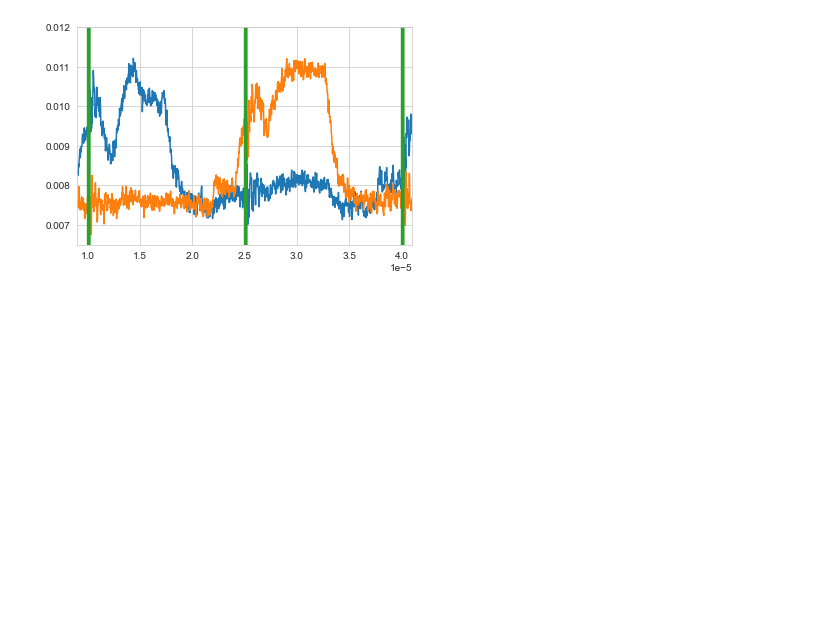
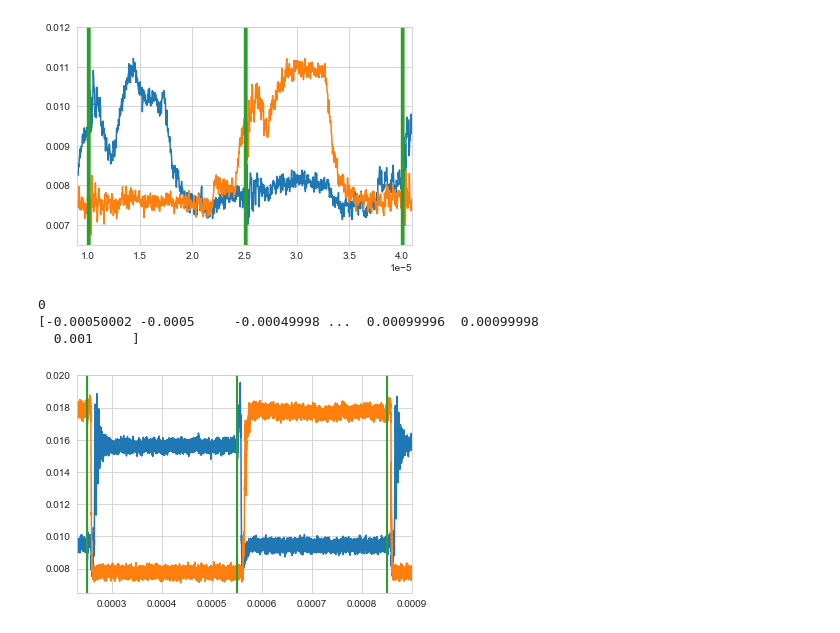
Before and after one commit to melmatt7/dmd_control, a Jupyter notebook: DMDController/PythonUtilities/plotting_freq.ipynb, the cells around one changed output. Cells and saved outputs as stored; diff of their text form; code cells hidden in the pictures; blank space fills up the shorter version.

Commit message:
final data

```diff
--- a/DMDController/PythonUtilities/plotting_freq.ipynb
+++ b/DMDController/PythonUtilities/plotting_freq.ipynb
@@ -119,3 +119,39 @@ plt.show()
 [-5.00237002e-05 -5.00049449e-05 -4.99861896e-05 ...  9.99624835e-05
   9.99812388e-05  9.99999941e-05]
 [figure]
+# %%
+name = "5k"
+file = results_path + name + ".mat"
+
+save_path = "C:\\Users\\Impact\\Desktop\\Melvin\\dmd_control\\DMDController\\PythonUtilities\\freq_results\\"
+
+data = loadmat(file_name=file)
+
+print(int(data["Tstart"][0][0]))
+
+# for i,a in enumerate(data["A"]):
+#     if a > 0.009:
+#         data["A"][i] = a*1.1
+#     else:
+#         data["A"][i] = a
+
+# for j,b in enumerate(data["B"]):
+#     if b < 0.01 and b > 0.0075:
+#         data["B"][j] = b*0.8
+#     else:
+#         data["B"][j] = b
+
+time = np.linspace(data["Tstart"][0][0],data["Length"][0][0]*data["Tinterval"][0][0],int(data["Length"][0][0]))
+print(time)
+plt.ylim(0.0065,0.020)
+plt.xlim(23e-5,90e-5)
+plt.plot(time, data["A"])
+plt.plot(time, data["B"])
+plt.plot(time, data["C"])
+plt.savefig(save_path+name+".svg")
+plt.show()
+# %% [output]
+0
+[-0.00050002 -0.0005     -0.00049998 ...  0.00099996  0.00099998
+  0.001     ]
+[figure, added]
```
Also changed, not shown: parts of 4 cells of this notebook, 44 other files.
